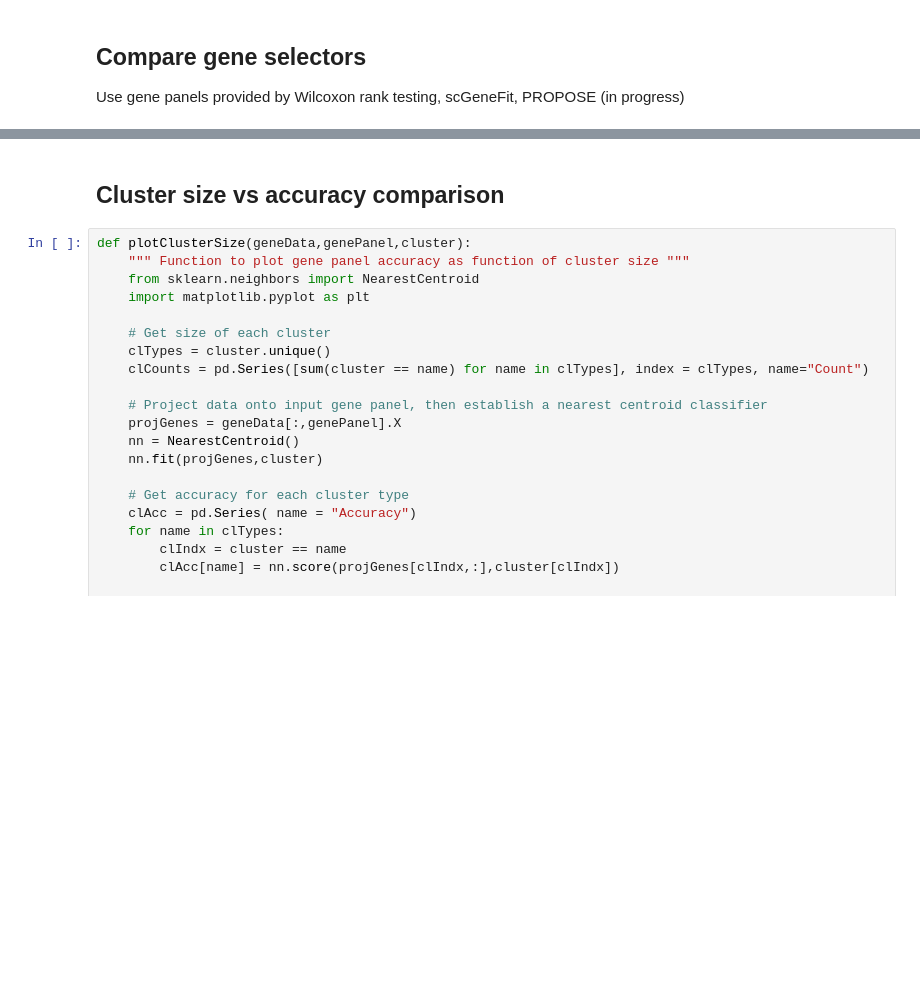
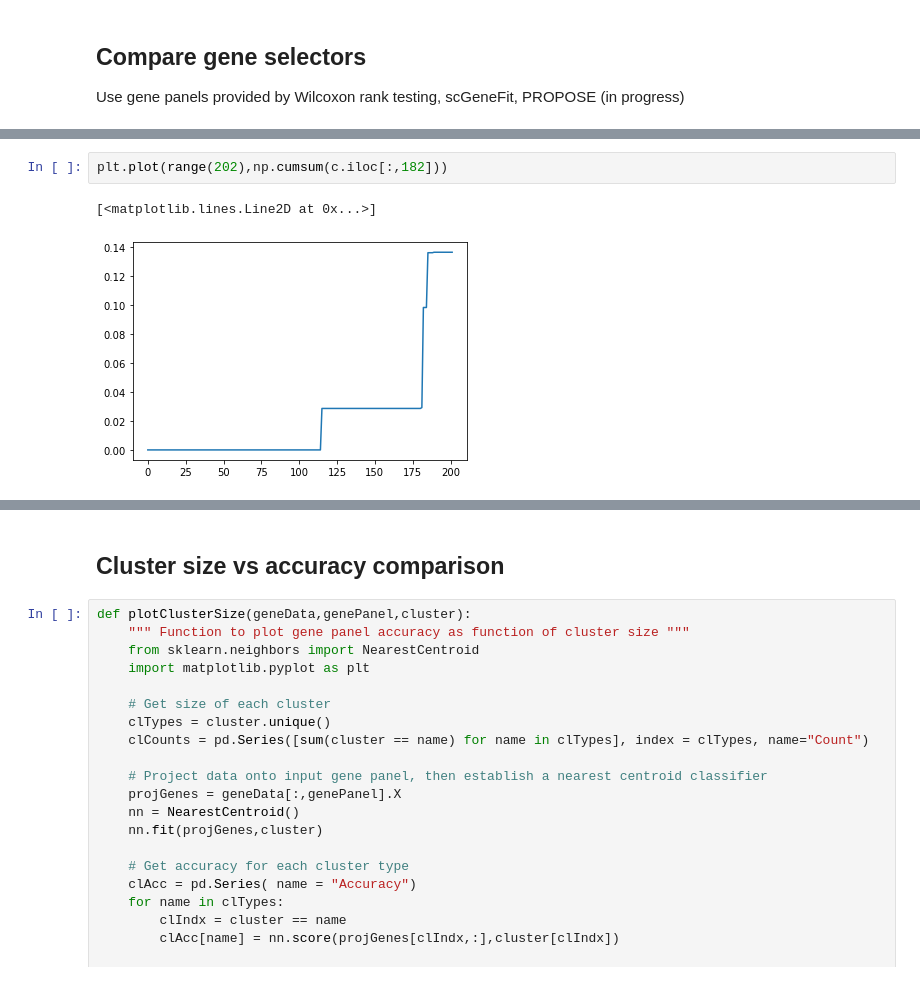
Before and after one commit to mathewsummers/Thalamus-scRNAseq, a Jupyter notebook: Code/Cluster Panel Benchmarking.ipynb, the cells around one changed output, grey strips where cells are left out. Drawn from its saved outputs; the diff is of its cells as text; blank space fills up the shorter version.

```diff
--- a/Code/Cluster Panel Benchmarking.ipynb
+++ b/Code/Cluster Panel Benchmarking.ipynb
@@ -132,0 +174,5 @@ evalPanel(gluData,gfPanel["2"],gluData.obs["cluster_label"],True);
+# %%
+plt.plot(range(202),np.cumsum(c.iloc[:,182]))
+# %% [output]
+[<matplotlib.lines.Line2D at 0x...>]
+[figure, added]
```
Also changed, not shown: parts of 34 cells of this notebook, 12 other files.
